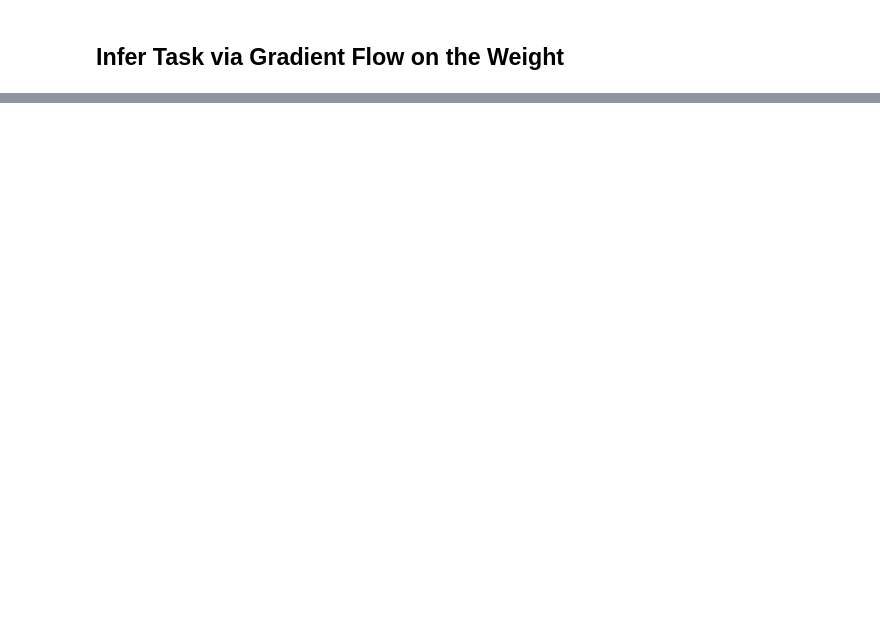
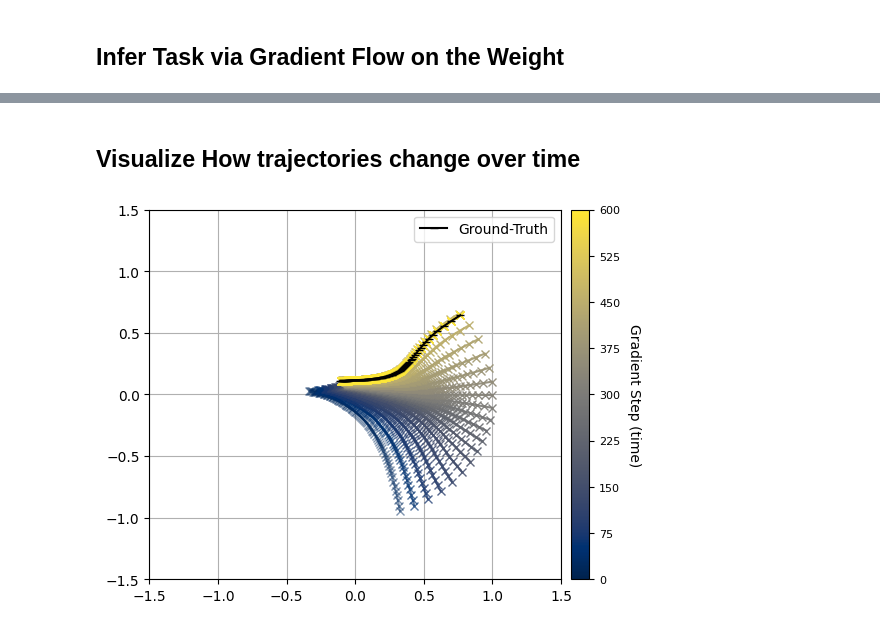
Before and after one commit to PaulNitschke/geo_meta_rl, a Jupyter notebook: task_inference.ipynb, the cells around one changed output, grey strips where cells are left out. Drawn from its saved outputs; the diff is of its cells as text; code cells hidden in the pictures; blank space fills up the shorter version.

```diff
--- a/task_inference.ipynb
+++ b/task_inference.ipynb
@@ -547,0 +476,2 @@ proj_traj_from_base_to_task(s_0 = torch.tensor([1.0,0.0]),
+# %% [markdown]
+## Visualize How trajectories change over time
@@ -547,0 +517,43 @@ proj_traj_from_base_to_task(s_0 = torch.tensor([1.0,0.0]),
+# %%
+import matplotlib.pyplot as plt
+import numpy as np
+import matplotlib.cm as cm
+import matplotlib.colors as mcolors
+from matplotlib.collections import LineCollection
+
+# Suppose TIME_IDXS is like: [0, 25, 50, 75, 100, ...]
+# Create a proper normalization based on TIME_IDXS
+norm = mcolors.Normalize(vmin=np.min(TIME_IDXS), vmax=np.max(TIME_IDXS))
+cmap = cm.get_cmap('cividis')
+
+fig, ax = plt.subplots()
+
+# Plot the real trajectories
+for idx_traj, traj in enumerate(PROJ_TRAJS_OVER_TIME):
+    color = cmap(norm(TIME_IDXS[idx_traj]))
+    ax.plot(traj.detach()[:,0], traj.detach()[:,1], marker="x", alpha=1-1/(1+idx_traj), color=color)
+
+# Plot ground-truth
+ax.plot(traj_test[:,0], traj_test[:,1], label="Ground-Truth", marker="_", color='black')
+
+# Create the ScalarMappable using the updated norm
+sm = plt.cm.ScalarMappable(cmap=cmap, norm=norm)
+sm.set_array(TIME_IDXS)
+
+# Create the colorbar
+cbar = plt.colorbar(sm, ax=ax, pad=0.02)
+cbar.set_label('Gradient Step (time)', rotation=270, labelpad=15)
+
+# Optional: Set custom ticks if you want ticks exactly at each TIME_IDXS value
+cbar.set_ticks(TIME_IDXS[::3])
+cbar.ax.tick_params(labelsize=8)  # smaller labels if needed
+
+# Plot settings
+ax.grid()
+ax.set_xlim(-1.5, 1.5)
+ax.set_ylim(-1.5, 1.5)
+ax.legend()
+
+plt.show()
+# %% [output]
+[figure, added]
```
Also changed, not shown: parts of 13 cells of this notebook.
